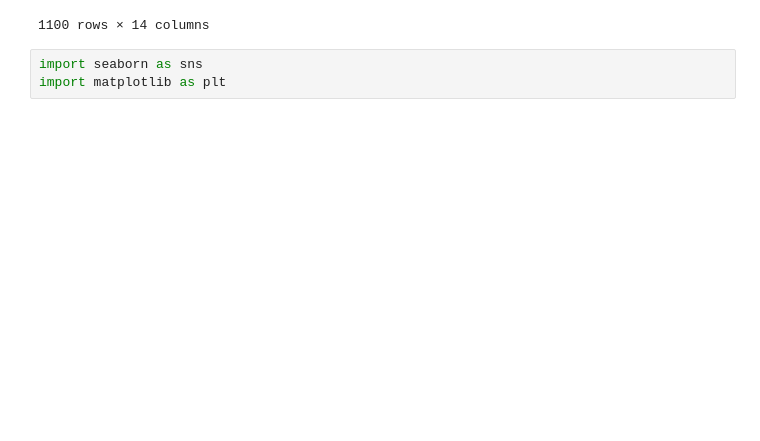
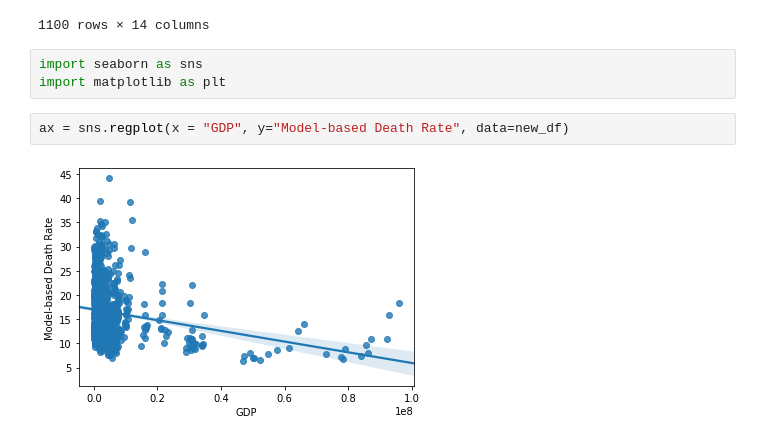
Before and after one commit to calebsanfo/CS216-Final, a Jupyter notebook: analysis.ipynb, the cells around one changed output. Cells and saved outputs as stored; diff of their text form; blank space fills up the shorter version.

```diff
--- a/analysis.ipynb
+++ b/analysis.ipynb
@@ -206,3 +206,7 @@ new_df
 # %%
 import seaborn as sns
 import matplotlib as plt
+# %%
+ax = sns.regplot(x = "GDP", y="Model-based Death Rate", data=new_df)
+# %% [output]
+[figure, added]
```
Also changed, not shown: parts of 8 cells of this notebook.
